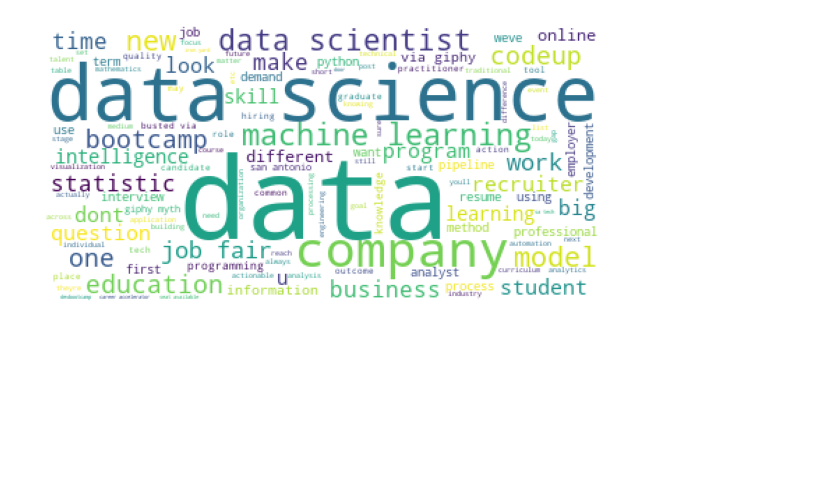
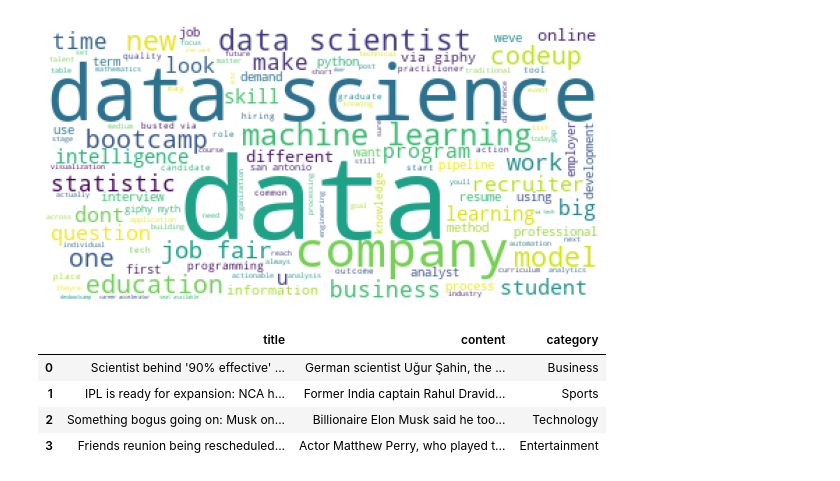
Before and after one commit to matt-c-knight/natural-language-processing-exercises, a Jupyter notebook: explore.ipynb, the cells around one changed output. Cells and saved outputs as stored; diff of their text form; code cells hidden in the pictures; blank space fills up the shorter version.

```diff
--- a/explore.ipynb
+++ b/explore.ipynb
@@ -725,0 +732,8 @@ plt.axis('off')
+# %%
+df.head()
+# %% [output]
+|  | title | content | category |
+| 0 | Scientist behind '90% effective' ... | German scientist Uğur Şahin, the ... | Business |
+| 1 | IPL is ready for expansion: NCA h... | Former India captain Rahul Dravid... | Sports |
+| 2 | Something bogus going on: Musk on... | Billionaire Elon Musk said he too... | Technology |
+| 3 | Friends reunion being rescheduled... | Actor Matthew Perry, who played t... | Entertainment |
```
Also changed, not shown: parts of 8 cells of this notebook.
